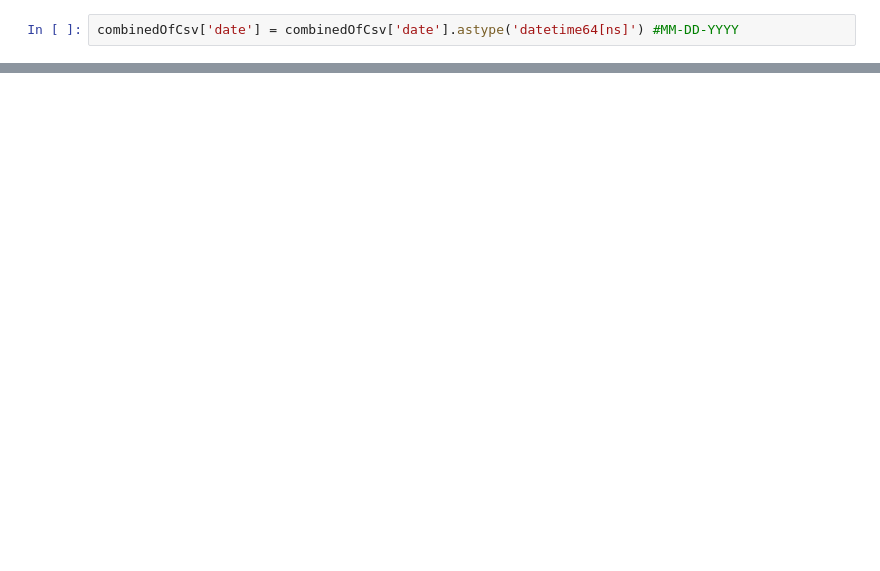
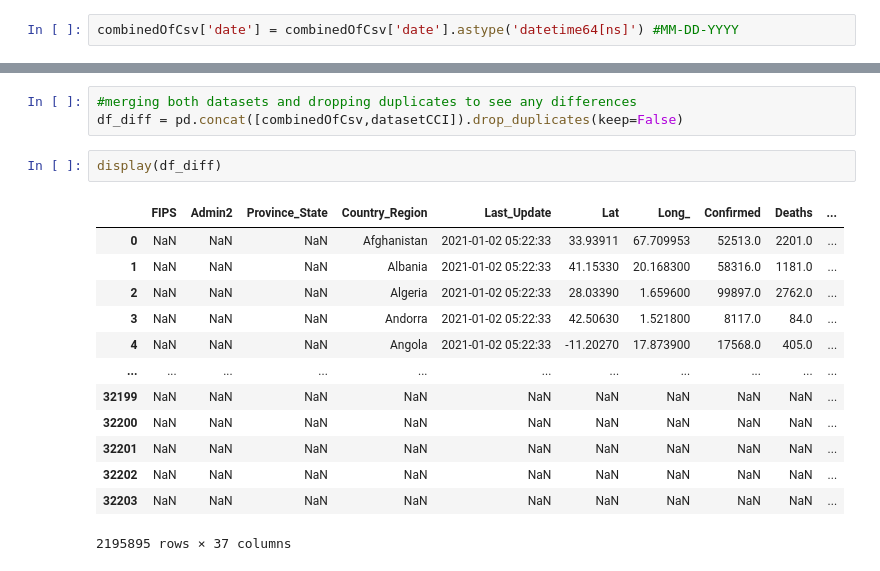
Before and after one commit to jisanos/C19A-COVID-19-Prediction-Algorithm, a Jupyter notebook: csse_covid_19_daily_reports.ipynb, the cells around one changed output, grey strips where cells are left out. Saved outputs shown, nothing was run; the diff lists cells and outputs as text; blank space fills up the shorter version.

```diff
--- a/csse_covid_19_daily_reports.ipynb
+++ b/csse_covid_19_daily_reports.ipynb
@@ -86,0 +131,19 @@ display(combinedOfCsv.head())
+# %%
+#merging both datasets and dropping duplicates to see any differences
+df_diff = pd.concat([combinedOfCsv,datasetCCI]).drop_duplicates(keep=False)
+# %%
+display(df_diff)
+# %% [output]
+|  | FIPS | Admin2 | Province_State | Country_Region | Last_Update | Lat | Long_ | Confirmed | Deaths | ... |
+| 0 | NaN | NaN | NaN | Afghanistan | 2021-01-02 05:22:33 | 33.93911 | 67.709953 | 52513.0 | 2201.0 | ... |
+| 1 | NaN | NaN | NaN | Albania | 2021-01-02 05:22:33 | 41.15330 | 20.168300 | 58316.0 | 1181.0 | ... |
+| 2 | NaN | NaN | NaN | Algeria | 2021-01-02 05:22:33 | 28.03390 | 1.659600 | 99897.0 | 2762.0 | ... |
+| 3 | NaN | NaN | NaN | Andorra | 2021-01-02 05:22:33 | 42.50630 | 1.521800 | 8117.0 | 84.0 | ... |
+| 4 | NaN | NaN | NaN | Angola | 2021-01-02 05:22:33 | -11.20270 | 17.873900 | 17568.0 | 405.0 | ... |
+| ... | ... | ... | ... | ... | ... | ... | ... | ... | ... | ... |
+| 32199 | NaN | NaN | NaN | NaN | NaN | NaN | NaN | NaN | NaN | ... |
+| 32200 | NaN | NaN | NaN | NaN | NaN | NaN | NaN | NaN | NaN | ... |
+| 32201 | NaN | NaN | NaN | NaN | NaN | NaN | NaN | NaN | NaN | ... |
+| 32202 | NaN | NaN | NaN | NaN | NaN | NaN | NaN | NaN | NaN | ... |
+| 32203 | NaN | NaN | NaN | NaN | NaN | NaN | NaN | NaN | NaN | ... |
+2195895 rows × 37 columns
```
Also changed, not shown: parts of 6 cells of this notebook.
